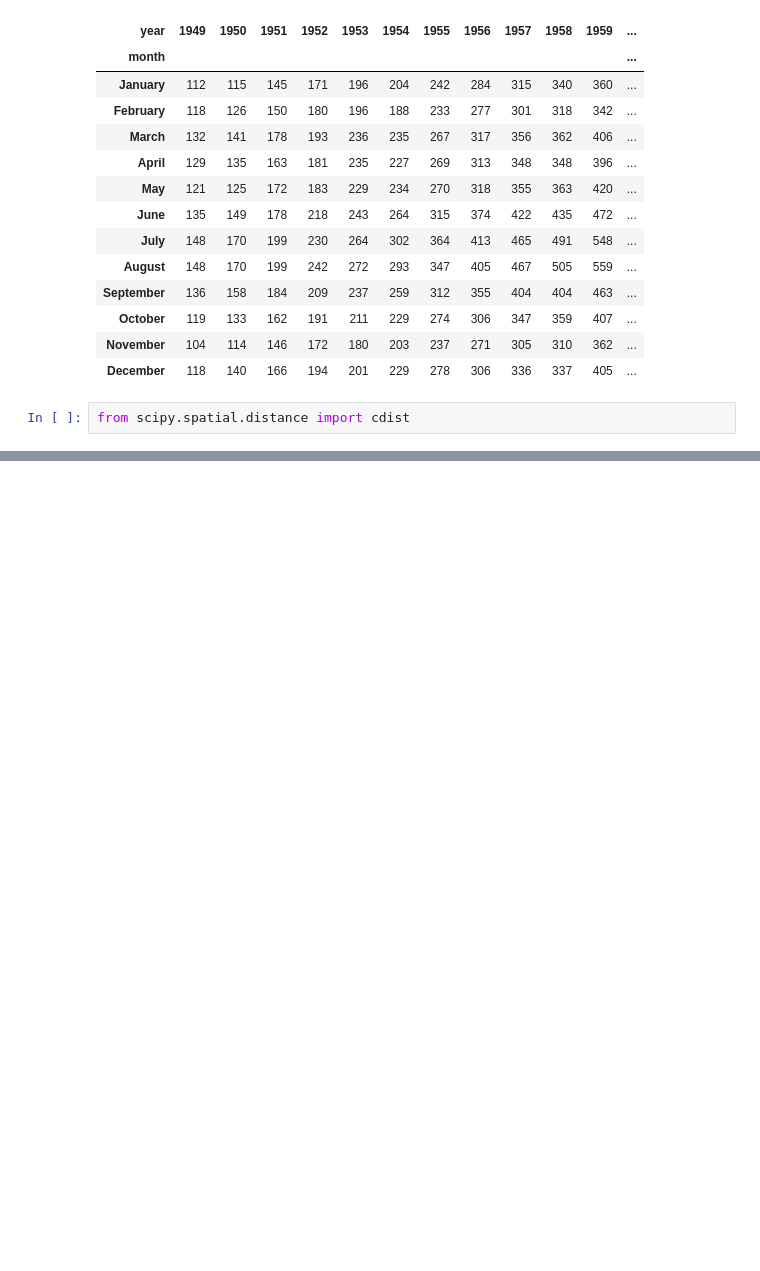
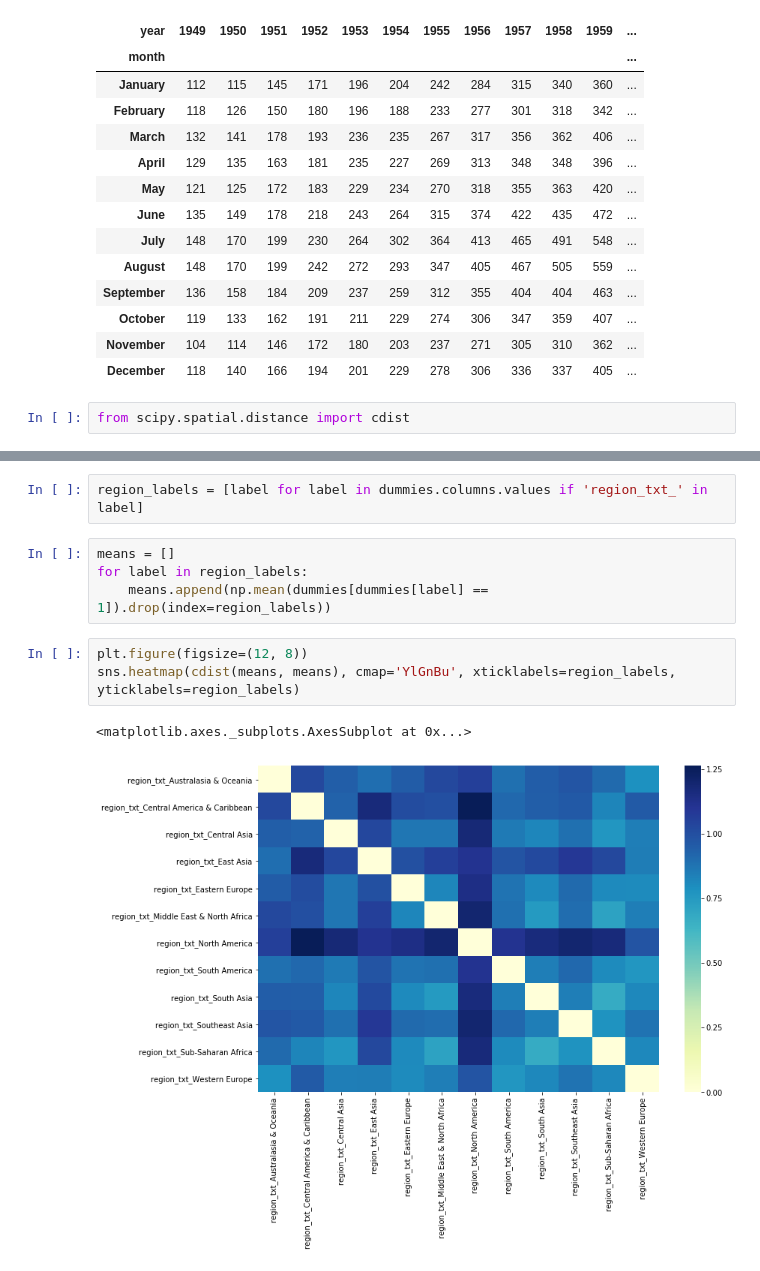
Before and after one commit to jacobakh/ML4CT, a Jupyter notebook: affinity_viz.ipynb, the cells around one changed output, grey strips where cells are left out. Drawn from its saved outputs; the diff is of its cells as text; blank space fills up the shorter version.

```diff
--- a/affinity_viz.ipynb
+++ b/affinity_viz.ipynb
@@ -92,0 +100,12 @@ sns.heatmap(cdist(data_1, data_1))
+# %%
+region_labels = [label for label in dummies.columns.values if 'region_txt_' in label]
+# %%
+means = []
+for label in region_labels:
+    means.append(np.mean(dummies[dummies[label] == 1]).drop(index=region_labels))
+# %%
+plt.figure(figsize=(12, 8))
+sns.heatmap(cdist(means, means), cmap='YlGnBu', xticklabels=region_labels, yticklabels=region_labels)
+# %% [output]
+<matplotlib.axes._subplots.AxesSubplot at 0x...>
+[figure, added]
```
Also changed, not shown: parts of 15 cells of this notebook.
